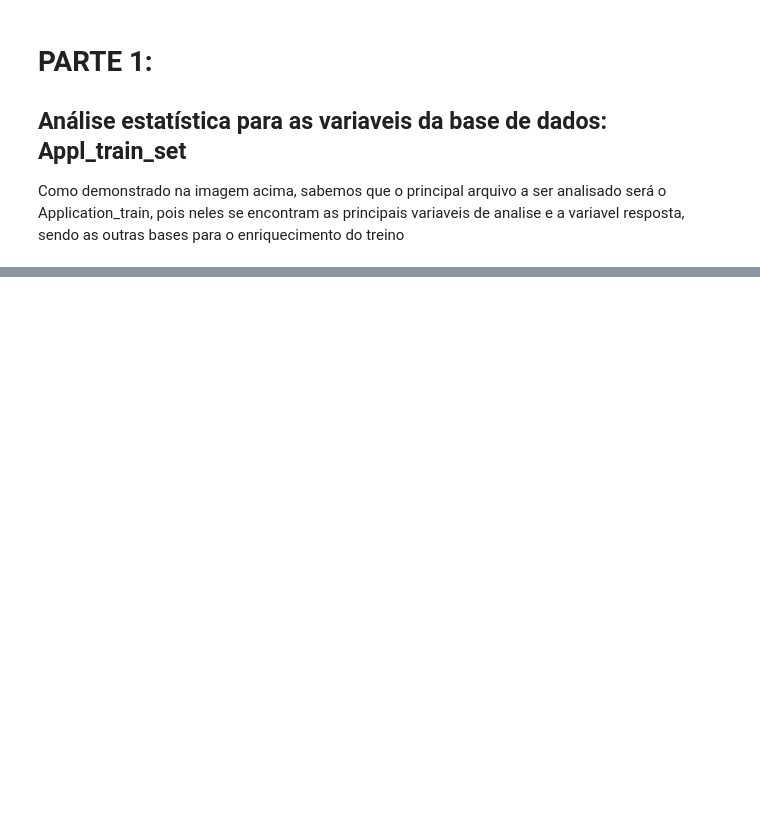
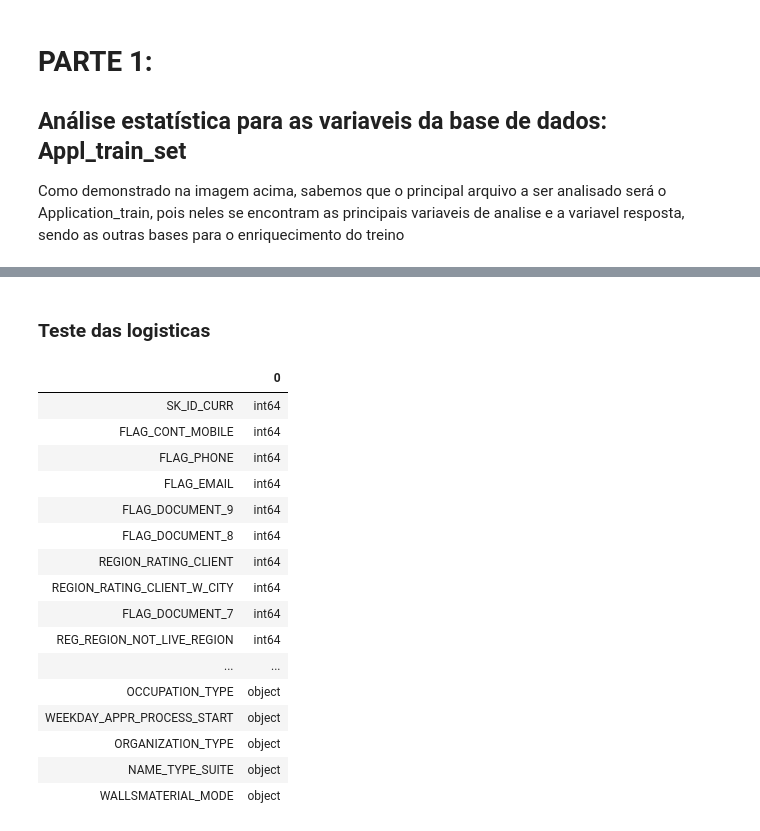
Before and after one commit to kevinsrq/CreditAnalisys, a Jupyter notebook: Credit Home.ipynb, the cells around one changed output, grey strips where cells are left out. Drawn from its saved outputs; the diff is of its cells as text; code cells hidden in the pictures; blank space fills up the shorter version.

```diff
--- a/Credit Home.ipynb
+++ b/Credit Home.ipynb
@@ -119,3 +147,25 @@ print('\nSendo a base de treino equivalente a {}% do total de amostras'.format(
 # %%
 pd.options.display.max_columns = 150
 pd.options.display.max_rows = 150
+# %% [markdown]
+### Teste das logisticas
+# %%
+pd.DataFrame(appl_train_set.dtypes).sort_values(0)
+# %% [output]
+|  | 0 |
+| SK_ID_CURR | int64 |
+| FLAG_CONT_MOBILE | int64 |
+| FLAG_PHONE | int64 |
+| FLAG_EMAIL | int64 |
+| FLAG_DOCUMENT_9 | int64 |
+| FLAG_DOCUMENT_8 | int64 |
+| REGION_RATING_CLIENT | int64 |
+| REGION_RATING_CLIENT_W_CITY | int64 |
+| FLAG_DOCUMENT_7 | int64 |
+| REG_REGION_NOT_LIVE_REGION | int64 |
+| ... | ... |
+| OCCUPATION_TYPE | object |
+| WEEKDAY_APPR_PROCESS_START | object |
+| ORGANIZATION_TYPE | object |
+| NAME_TYPE_SUITE | object |
+| WALLSMATERIAL_MODE | object |
```
Also changed, not shown: parts of 10 cells of this notebook, 4 other files.
